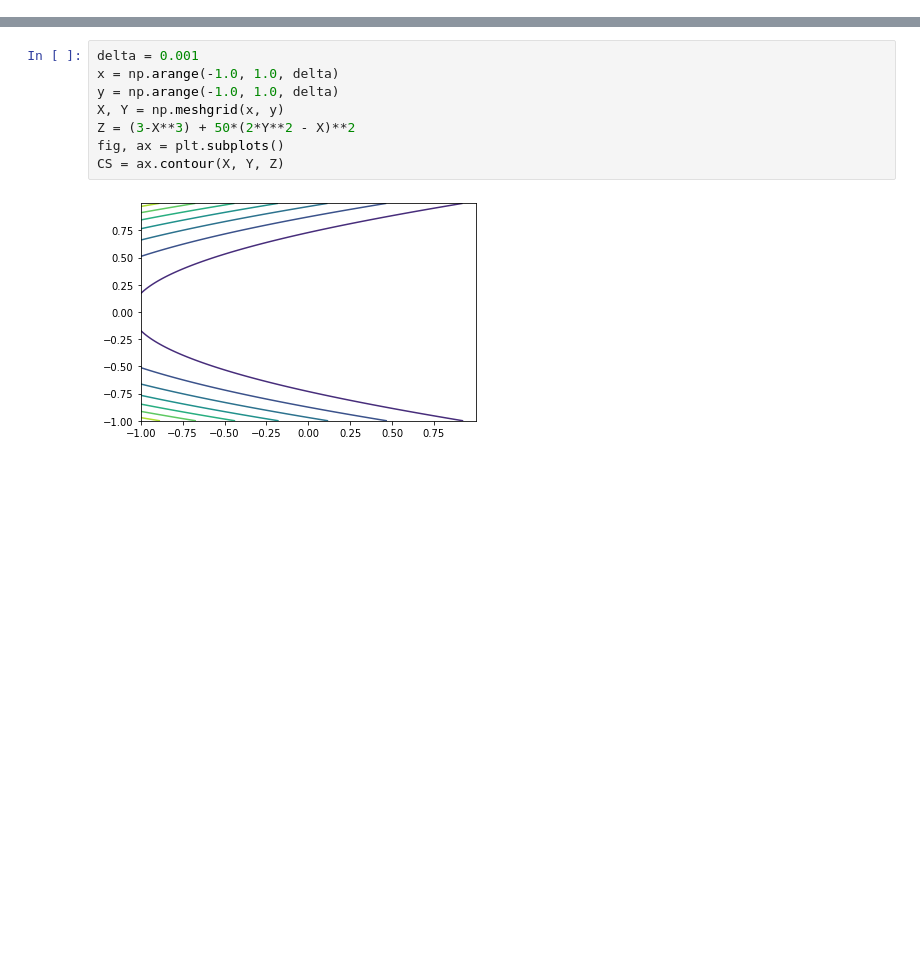
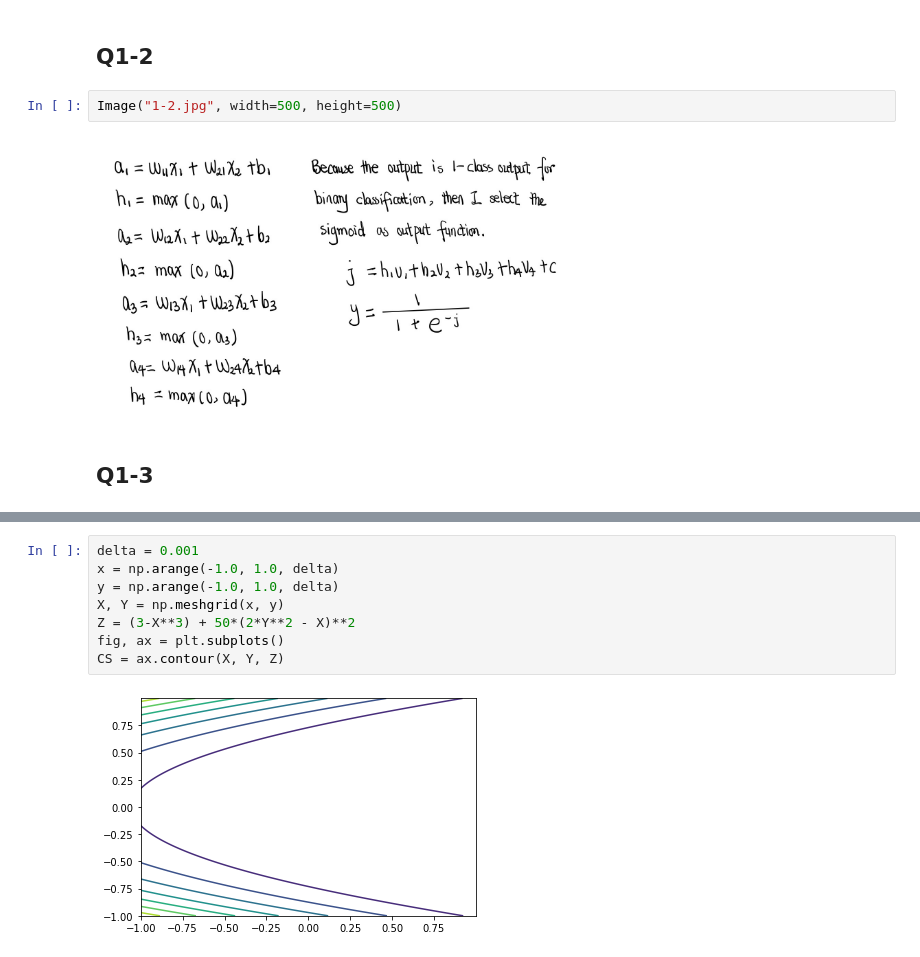
Before and after one commit to ziheyang/2020Fall, a Jupyter notebook: ANLY590-Neural Nets/hw2/hw2.ipynb, the cells around one changed output, grey strips where cells are left out. Saved outputs shown, nothing was run; the diff lists cells and outputs as text; blank space fills up the shorter version.

```diff
--- a/ANLY590-Neural Nets/hw2/hw2.ipynb
+++ b/ANLY590-Neural Nets/hw2/hw2.ipynb
@@ -6,0 +12,8 @@ Q1
+# %% [markdown]
+## Q1-2
+# %%
+Image("1-2.jpg", width=500, height=500)
+# %% [output]
+[figure, added]
+# %% [markdown]
+## Q1-3
```
Also changed, not shown: parts of 28 cells of this notebook, 3 other files.
